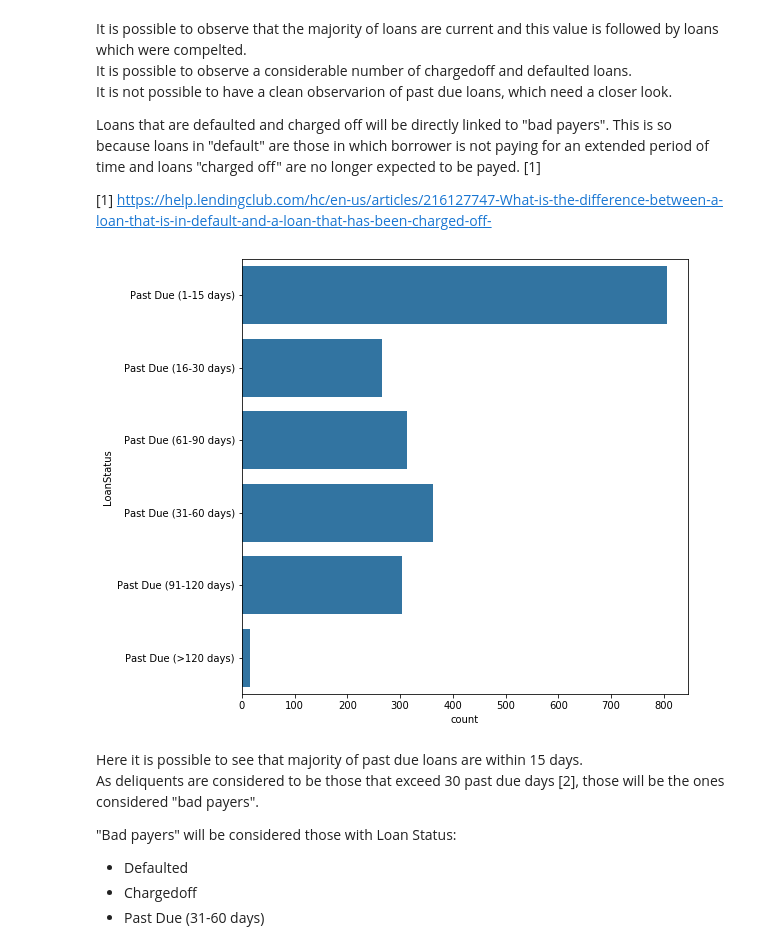
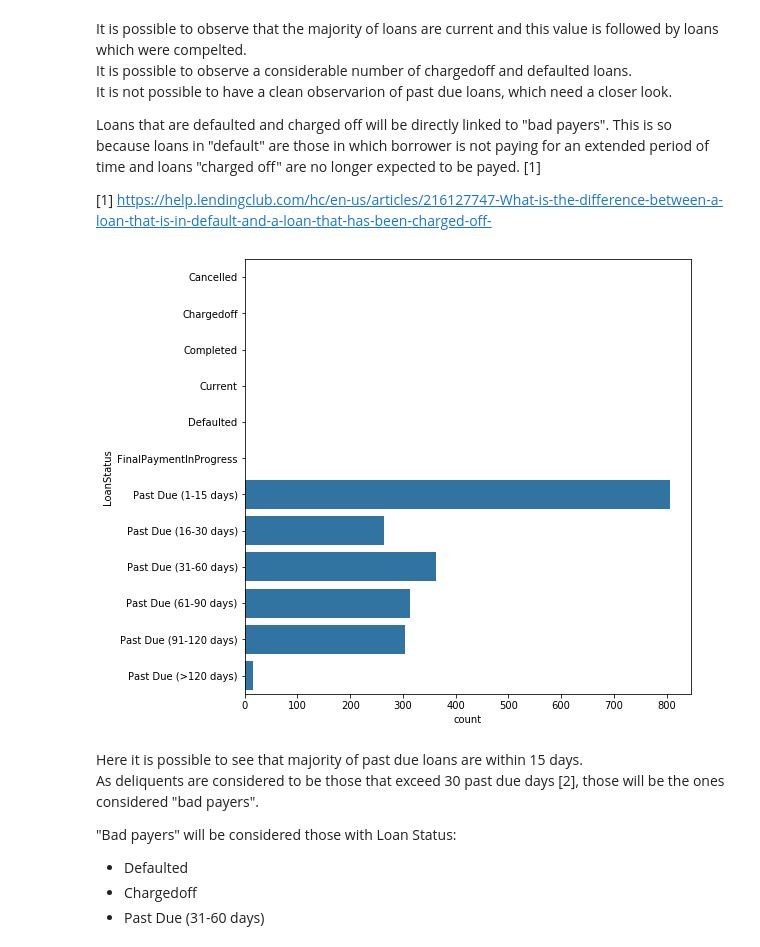
Before and after one commit to dsllt/-Udacity_DA_P5, a Jupyter notebook: Prosper_Loan_Data.ipynb, the cells around one changed output. Saved outputs shown, nothing was run; the diff lists cells and outputs as text; code cells hidden in the pictures.

Commit message:
Inclusion of plots

```diff
--- a/Prosper_Loan_Data.ipynb
+++ b/Prosper_Loan_Data.ipynb
@@ -103,2 +101,5 @@ The variables to be considered are: ListinCreationDate, CreditGrade, Term, LoanS
 # %% [markdown]
 #### Some useful modifications to the original data
+# %%
+df_loan = df.copy()
+df_loan = df_loan.rename(columns={'ProsperRating (Alpha)': 'ProsperRating'})
@@ -105,9 +126,10 @@ The variables to be considered are: ListinCreationDate, CreditGrade, Term, LoanS
 # %%
-variables = ['ListinCreationDate', 'CreditGrade', 'Term', 'LoanStatus', 'ClosedDate', 'BorrowerAPR', 'BorrowerRate',
- 'ProsperScore', 'ListingCategory', 'Occupation', 'EmploymentStatus', 'EmploymentStatusDuration',
- 'IsBorrowerHomeowner', 'CurrentCreditLines', 'OpenCreditLines', 'TotalCreditLinespast7years',
- 'CurrentDelinquencies', 'AmountDelinquent', 'DelinquenciesLast7Years', 'PublicRecordsLast10Years',
- 'PublicRecordsLast12Months', 'AvailableBankcardCredit', 'LoanOriginalAmount', 'LoanOriginationDate',
- 'DebtToIncomeRatio',  'IncomeRange']
-not_variables = df.columns[df.columns.isin(variables)==False]
+variables = ['Term', 'LoanStatus', 'ClosedDate', 'BorrowerAPR', 'BorrowerRate','LenderYield',
+'EstimatedEffectiveYield', 'EstimatedLoss','EstimatedReturn',  'ProsperRating',
+'ProsperScore', 'Occupation', 'EmploymentStatus', 'EmploymentStatusDuration',  'TotalCreditLinespast7years',
+'IsBorrowerHomeowner', 'CurrentCreditLines', 'OpenCreditLines','CurrentDelinquencies',
+'AmountDelinquent', 'DelinquenciesLast7Years', 'PublicRecordsLast10Years', 'PublicRecordsLast12Months',
+'AvailableBankcardCredit', 'DebtToIncomeRatio', 'IncomeRange', 'IncomeVerifiable','StatedMonthlyIncome',
+'TotalProsperLoans', 'LoanOriginalAmount', 'LoanOriginationDate', 'MonthlyLoanPayment']
+not_variables = df_loan.columns[df_loan.columns.isin(variables)==False]
 # %%
@@ -123,0 +170,23 @@ df_loan.head()
+# %%
+# Fixing dates
+df_loan['LoanOriginationDate'] = pd.to_datetime(df_loan.LoanOriginationDate)
+df_loan['ClosedDate'] = pd.to_datetime(df_loan.ClosedDate)
+# %%
+# Fixing categories types
+# Convert IncomeRange into ordered categorical type
+income_range = ['Not displayed', 'Not employed', '$0', '$1-24,999', '$25,000-49,999', '$50,000-74,999',
+                '$75,000-99,999', '$100,000+']
+income_ranges = pd.api.types.CategoricalDtype(ordered = True, categories = income_range)
+df_loan['IncomeRange'] = df_loan['IncomeRange'].astype(income_ranges)
+
+# Convert IncomeRange into ordered categorical type
+prosper_rate = ['N/A','HR','E','D','C', 'B', 'A', 'AA']
+prosper_rates = pd.api.types.CategoricalDtype(ordered = True, categories = prosper_rate)
+df_loan['ProsperRating'] = df_loan['ProsperRating'].astype(prosper_rates)
+
+
+#Adjust datatype for all other categorical columns
+df_loan['LoanStatus'] = df_loan['LoanStatus'].astype('category')
+df_loan['ProsperScore'] = df_loan['ProsperScore'].astype('category')
+df_loan['Occupation'] = df_loan['Occupation'].astype('category')
+df_loan['EmploymentStatus'] = df_loan['EmploymentStatus'].astype('category')
@@ -145,14 +234,14 @@ Loans that are defaulted and charged off will be directly linked to "bad payers"
 # %%
 past_due = ['Past Due (1-15 days)', 'Past Due (16-30 days)', 'Past Due (61-90 days)', 'Past Due (31-60 days)', 'Past Due (91-120 days)', 'Past Due (>120 days)']
 
 fig, ax = plt.subplots(figsize = [8,8])
 
 default_color = sb.color_palette()[0]
-sb.countplot(data = df[df.LoanStatus.isin(past_due)], y = 'LoanStatus', color = default_color)
+sb.countplot(data = df_loan[df_loan.LoanStatus.isin(past_due)], y = 'LoanStatus', color = default_color)
 
 plt.show()
 # %% [output]
-[figure, old version]
+[figure, new version]
 # %% [markdown]
 Here it is possible to see that majority of past due loans are within 15 days.
 As deliquents are considered to be those that exceed 30 past due days [2], those will be the ones considered "bad payers".
```
Also changed, not shown: parts of 50 cells of this notebook.
